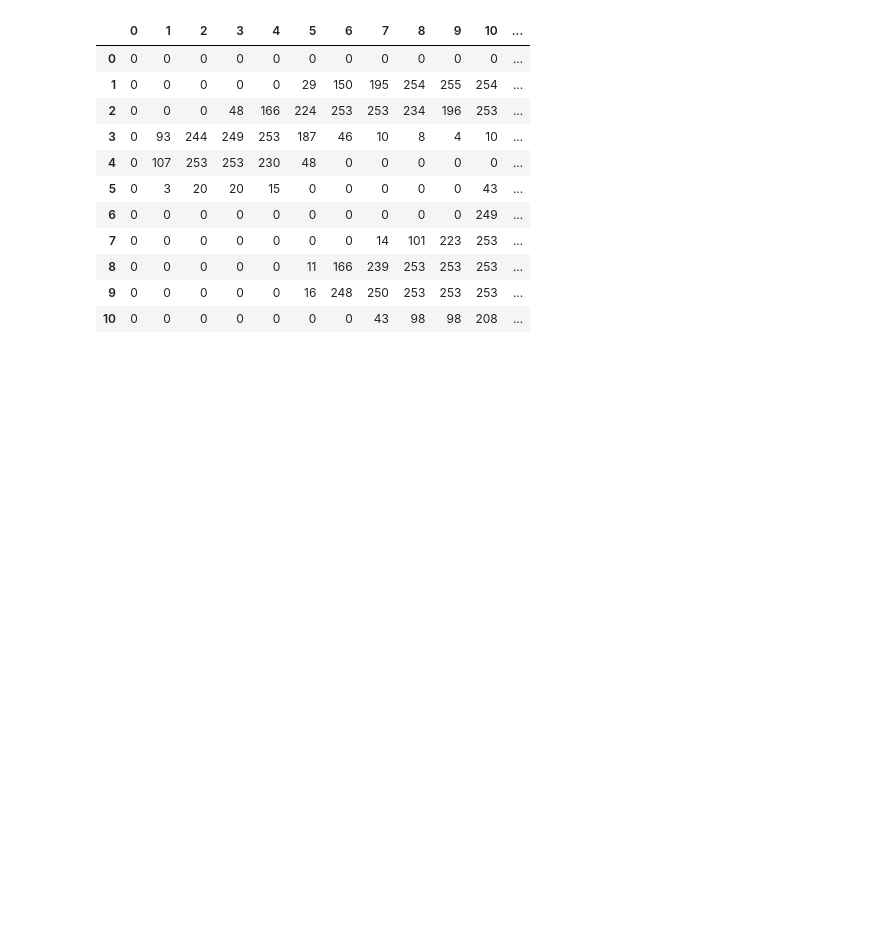
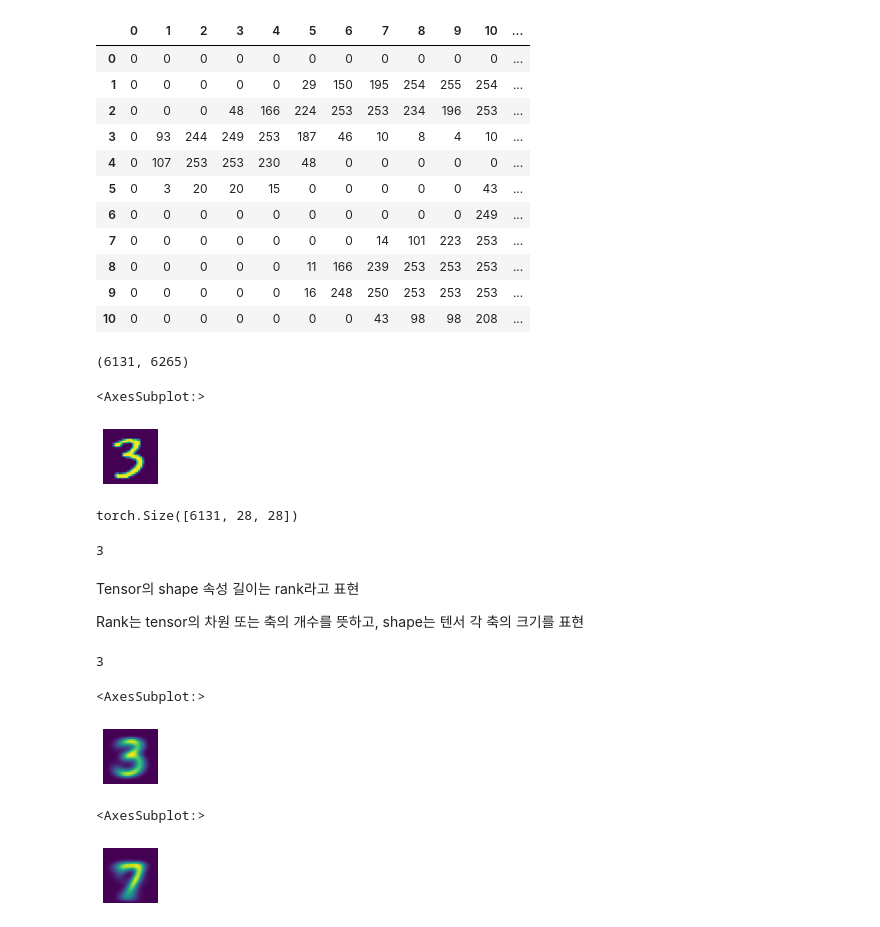
Before and after one commit to FanaticalBera/DeepLearning, a Jupyter notebook: practice.ipynb, the cells around one changed output. Cells and saved outputs as stored; diff of their text form; code cells hidden in the pictures; blank space fills up the shorter version.

```diff
--- a/practice.ipynb
+++ b/practice.ipynb
@@ -141,3 +143,44 @@ df.style.set_properties(**{'font-size':'6pt'}).background_gradient('Greys')
 | 8 | 0 | 0 | 0 | 0 | 0 | 11 | 166 | 239 | 253 | 253 | 253 | ... |
 | 9 | 0 | 0 | 0 | 0 | 0 | 16 | 248 | 250 | 253 | 253 | 253 | ... |
 | 10 | 0 | 0 | 0 | 0 | 0 | 0 | 0 | 43 | 98 | 98 | 208 | ... |
+# %%
+seven_tensors = [tensor(Image.open(o))for o in sevens]
+three_tensors = [tensor(Image.open(o))for o in threes]
+len(three_tensors),len(seven_tensors)
+# %% [output]
+(6131, 6265)
+# %%
+show_image(three_tensors[1])
+# %% [output]
+<AxesSubplot:>
+[figure, added]
+# %%
+stacked_sevens = torch.stack(seven_tensors).float()/255
+stacked_threes = torch.stack(three_tensors).float()/255
+stacked_threes.shape
+# %% [output]
+torch.Size([6131, 28, 28])
+# %%
+len(stacked_threes.shape)
+# %% [output]
+3
+# %% [markdown]
+Tensor의 shape 속성 길이는 rank라고 표현
+
+Rank는 tensor의 차원 또는 축의 개수를 뜻하고, shape는 텐서 각 축의 크기를 표현
+# %%
+stacked_threes.ndim
+# %% [output]
+3
+# %%
+mean3 = stacked_threes.mean(0)
+show_image(mean3)
+# %% [output]
+<AxesSubplot:>
+[figure, added]
+# %%
+mean7 = stacked_sevens.mean(0)
+show_image(mean7)
+# %% [output]
+<AxesSubplot:>
+[figure, added]
```
Also changed, not shown: parts of 4 cells of this notebook.
